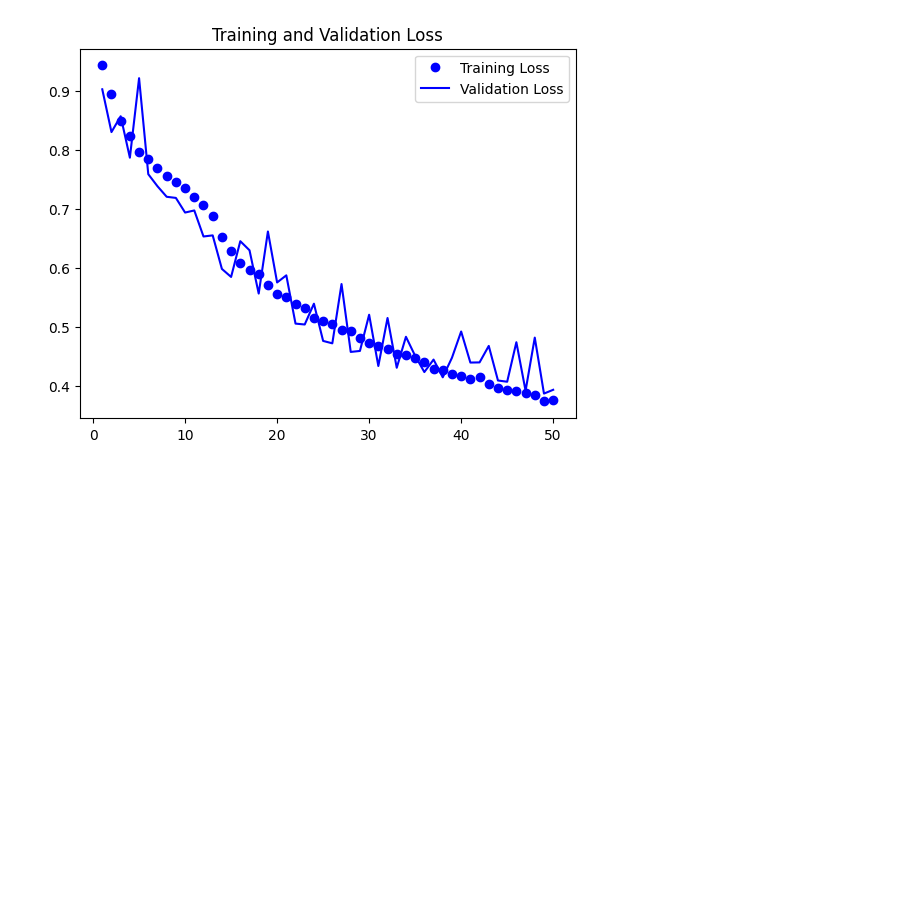
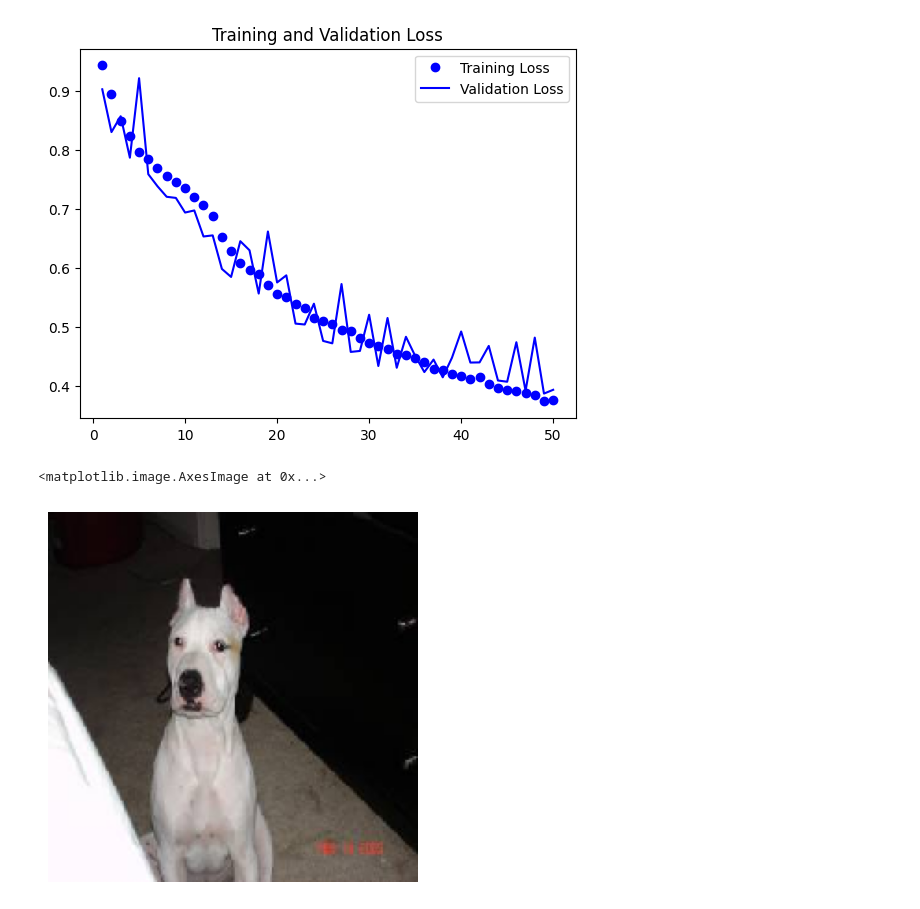
Before and after one commit to Lennykiruthu/my-deep-learning-with-python, a Jupyter notebook: Advance_Deep_Learning.ipynb, the cells around one changed output. Saved outputs shown, nothing was run; the diff lists cells and outputs as text; code cells hidden in the pictures; blank space fills up the shorter version.

```diff
--- a/Advance_Deep_Learning.ipynb
+++ b/Advance_Deep_Learning.ipynb
@@ -190,3 +190,15 @@ plt.legend()
 plt.show()
 # %% [output]
 [figure]
+# %%
+from tensorflow.keras.utils import array_to_img
+
+model = keras.models.load_model('/content/oxford_segmentation.keras')
+
+i = 4
+test_image = val_input_imgs[i]
+plt.axis('off')
+plt.imshow(array_to_img(test_image))
+# %% [output]
+<matplotlib.image.AxesImage at 0x...>
+[figure, added]
```
Also changed, not shown: parts of 3 cells of this notebook.
